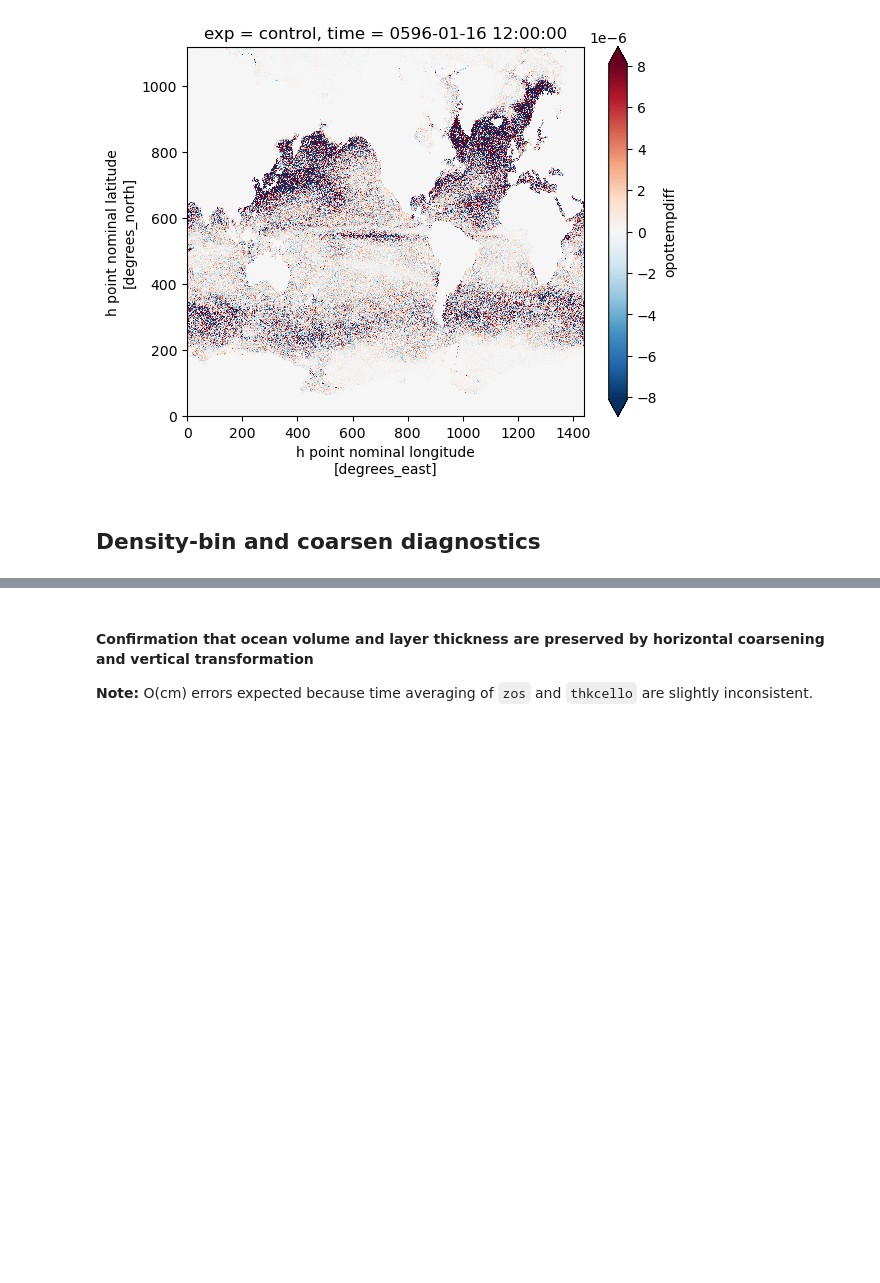
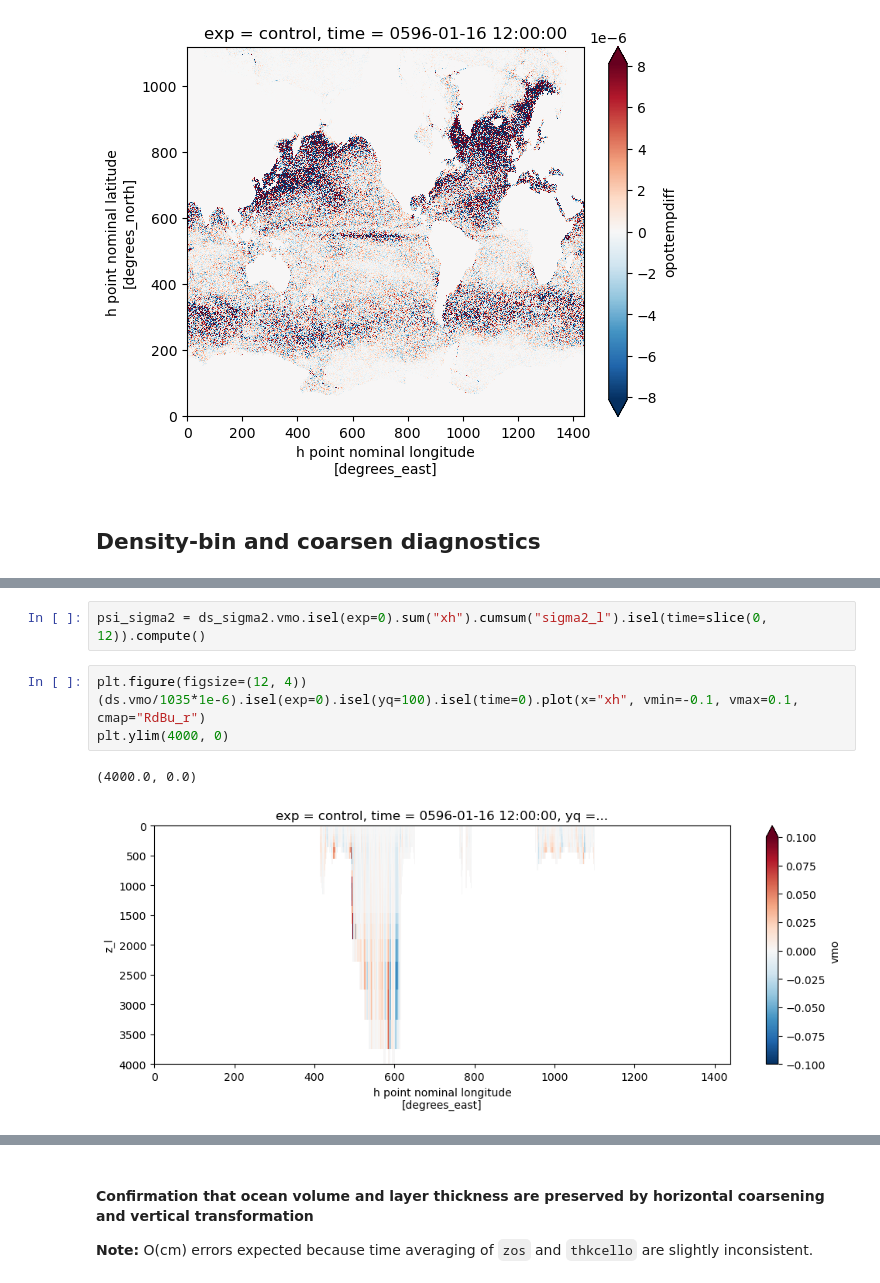
Before and after one commit to hdrake/CM4Xutils, a Jupyter notebook: examples/coarsen_budget_diags.ipynb, the cells around one changed output, grey strips where cells are left out. Drawn from its saved outputs; the diff is of its cells as text; blank space fills up the shorter version.

```diff
--- a/examples/coarsen_budget_diags.ipynb
+++ b/examples/coarsen_budget_diags.ipynb
@@ -71,0 +106,9 @@ grid._ds["opottempdiff"].isel(exp=0, time=0).sum("z_l").plot(robust=True);
+# %%
+psi_sigma2 = ds_sigma2.vmo.isel(exp=0).sum("xh").cumsum("sigma2_l").isel(time=slice(0, 12)).compute()
+# %%
+plt.figure(figsize=(12, 4))
+(ds.vmo/1035*1e-6).isel(exp=0).isel(yq=100).isel(time=0).plot(x="xh", vmin=-0.1, vmax=0.1, cmap="RdBu_r")
+plt.ylim(4000, 0)
+# %% [output]
+(4000.0, 0.0)
+[figure, added]
```
Also changed, not shown: parts of 25 cells of this notebook.
